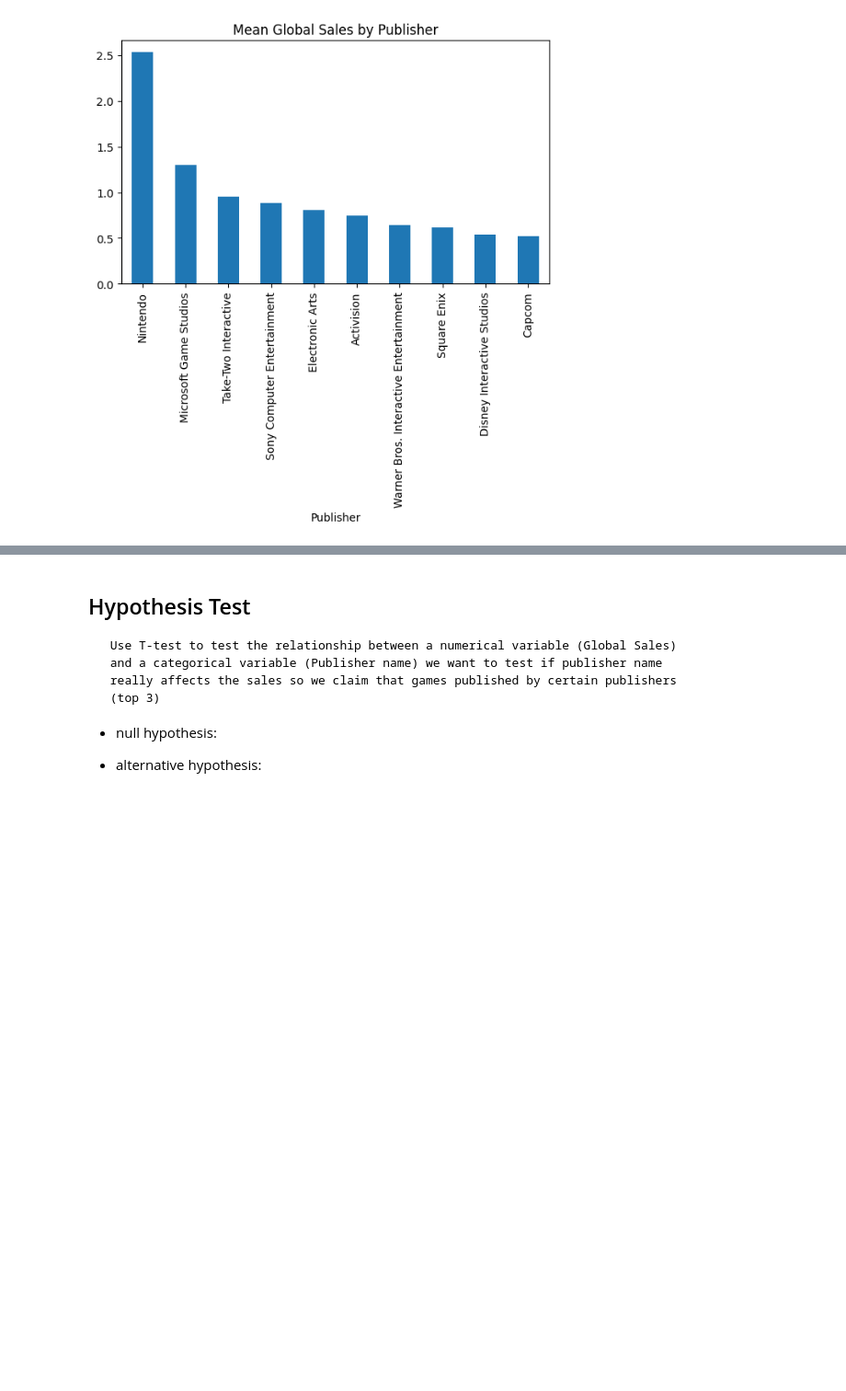
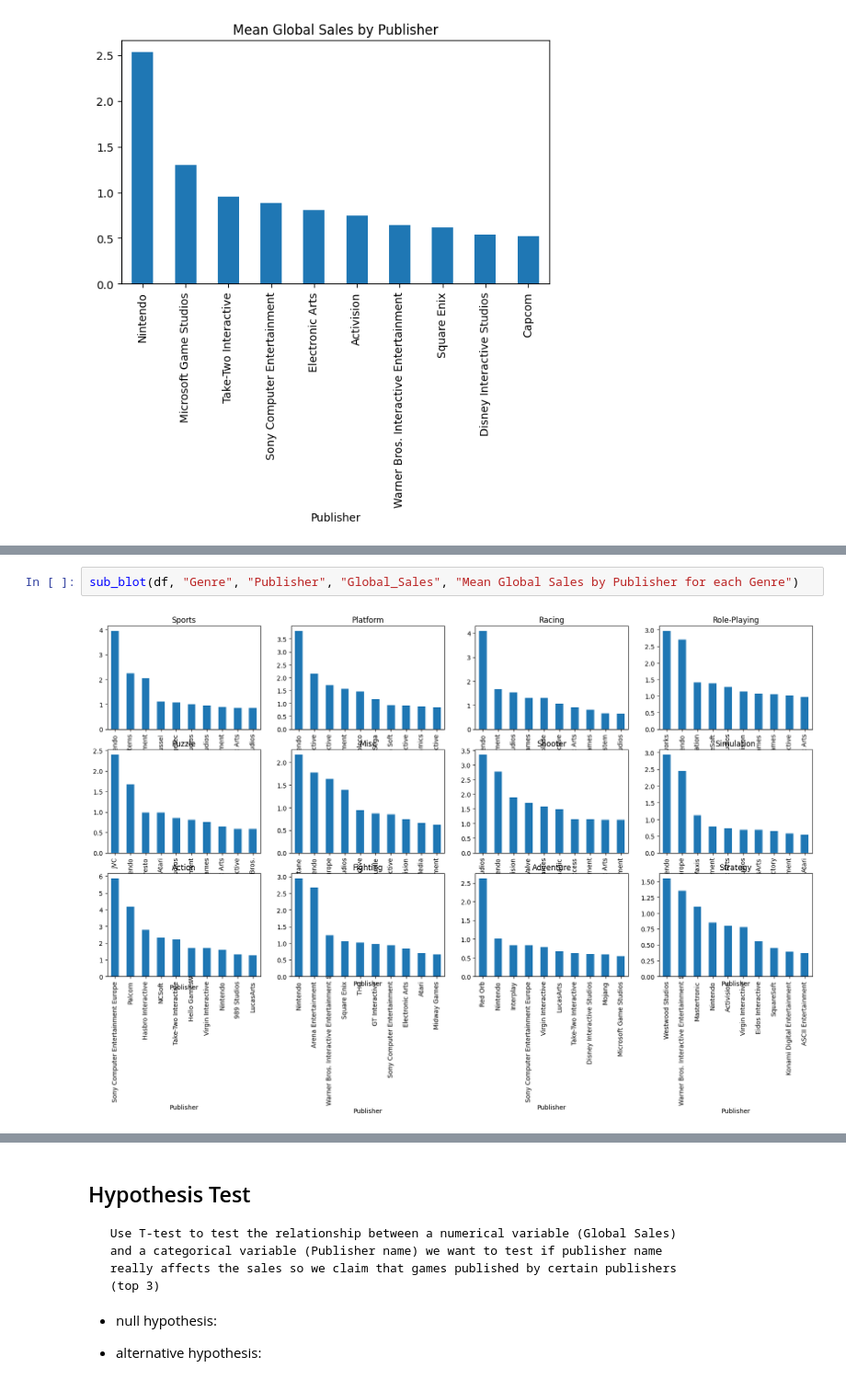
Before and after one commit to GhiathAjam/Analysis-of-Video-Games-Sales, a Jupyter notebook: Analysis/ExploratoryQuestions/Q2.ipynb, the cells around one changed output, grey strips where cells are left out. Shown at 92% size. Saved outputs shown, nothing was run; the diff lists cells and outputs as text; blank space fills up the shorter version.

Commit message:
sub plots

```diff
--- a/Analysis/ExploratoryQuestions/Q2.ipynb
+++ b/Analysis/ExploratoryQuestions/Q2.ipynb
@@ -135,0 +135,4 @@ publisher_sales.nlargest(10).plot(kind='bar', figsize=(7, 4), title='Mean Global
+# %%
+sub_blot(df, "Genre", "Publisher", "Global_Sales", "Mean Global Sales by Publisher for each Genre")
+# %% [output]
+[figure, added]
```
Also changed, not shown: parts of 5 cells of this notebook, 1 other file.
